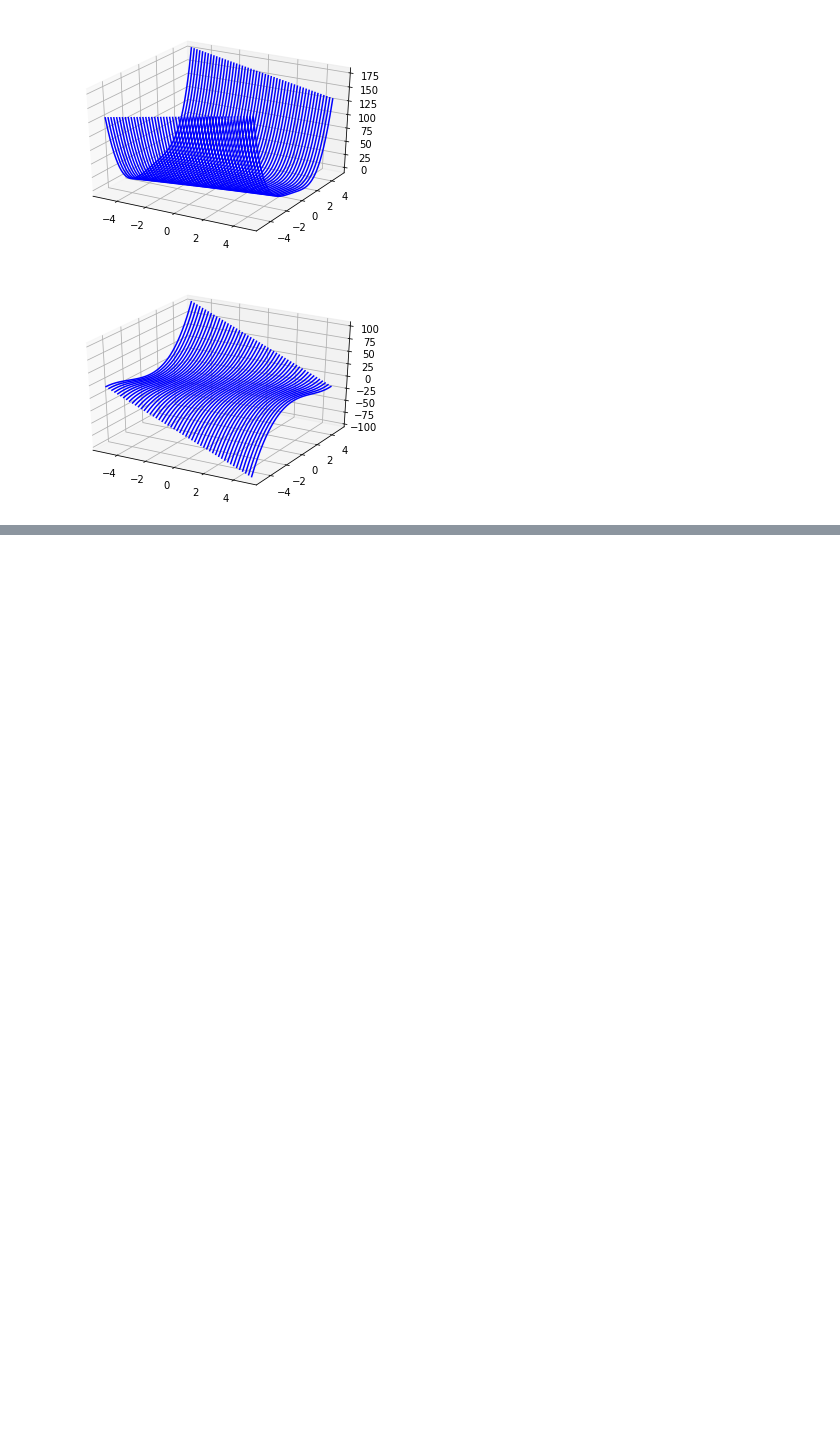
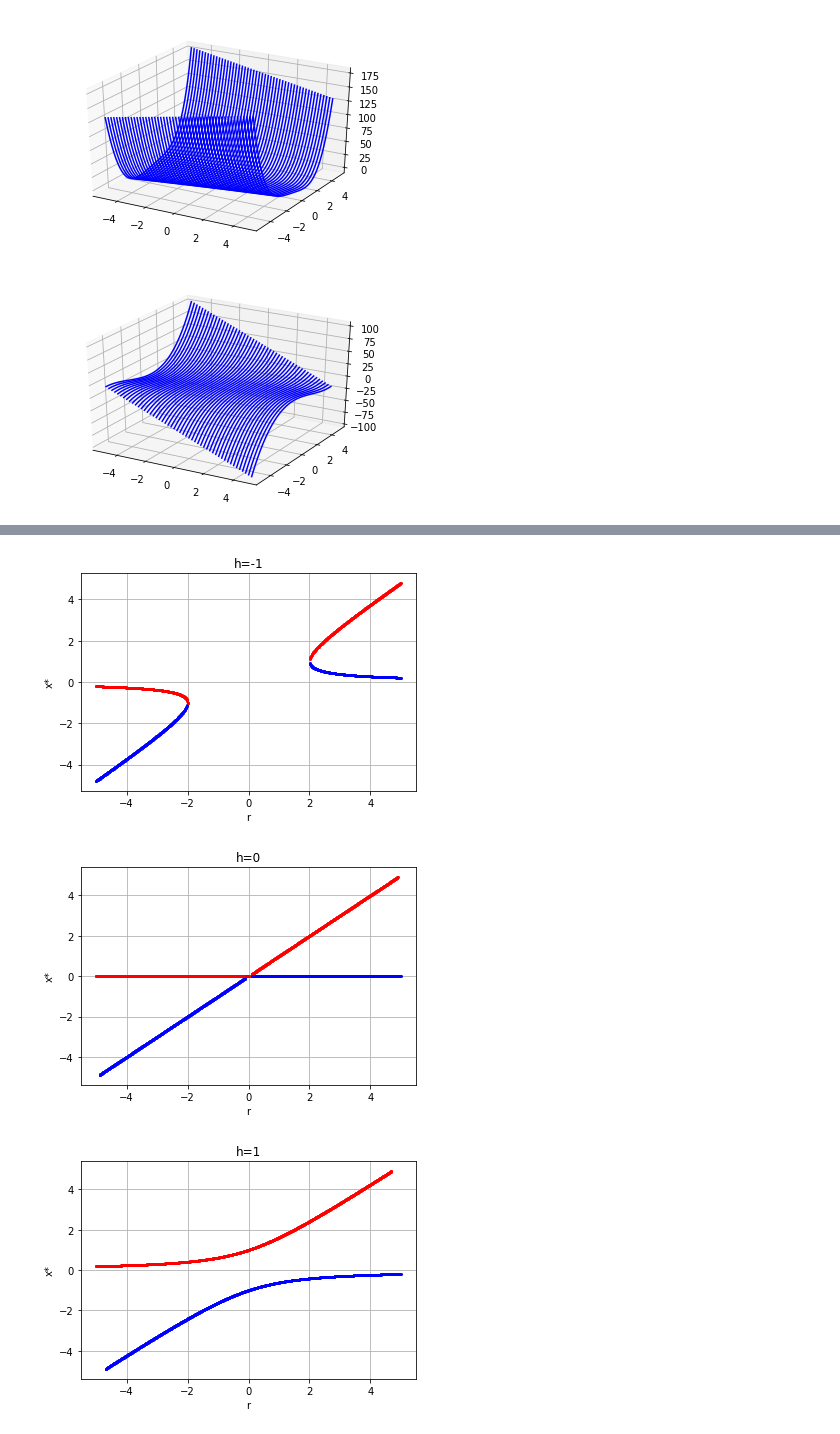
Before and after one commit to nkknj/strogatz, a Jupyter notebook: Chapter3_exercise.ipynb, the cells around one changed output, grey strips where cells are left out. Drawn from its saved outputs; the diff is of its cells as text; code cells hidden in the pictures; blank space fills up the shorter version.

```diff
--- a/Chapter3_exercise.ipynb
+++ b/Chapter3_exercise.ipynb
@@ -1043,0 +1046,33 @@ plt.show()
+# %%
+#3.6.2(a)
+def f(x, r, h):
+    return h+r*x-x**2
+
+H=np.array([-1, 0, 1])
+R=np.arange(-5, 5, 0.01)
+X=np.arange(-5, 5, 0.1)
+
+for h in H:
+    for r in R:
+
+        x_d=f(X, r, h)
+
+        i=1
+        while i+1<X.shape[0]:
+            if x_d[i]*x_d[i+1]<=0:
+                tempx=X[i]+(X[i+1]-X[i])*x_d[i]/(x_d[i]-x_d[i+1])
+                if x_d[i]>x_d[i+1]:
+                    plt.plot(r, tempx, marker='o', color='red', markersize=2)
+                else:
+                    plt.plot(r, tempx, marker='o', color='blue', markersize=2)
+            i+=1
+
+    plt.xlabel('r')
+    plt.ylabel('x*')
+    plt.grid()
+    plt.title('h='+str(h))
+    plt.show()
+# %% [output]
+[figure, added]
+[figure, added]
+[figure, added]
```
Also changed, not shown: parts of 3 cells of this notebook.
